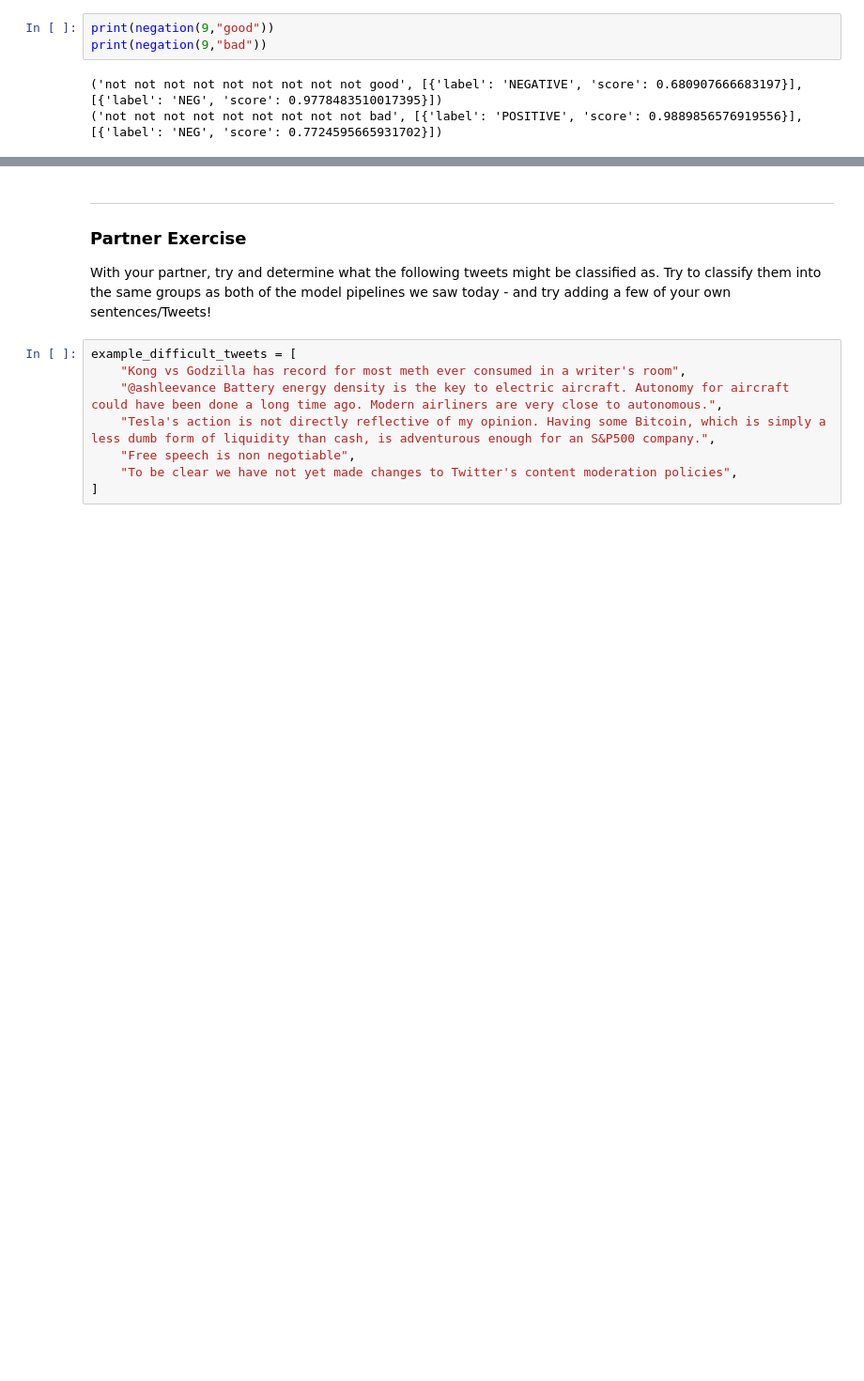
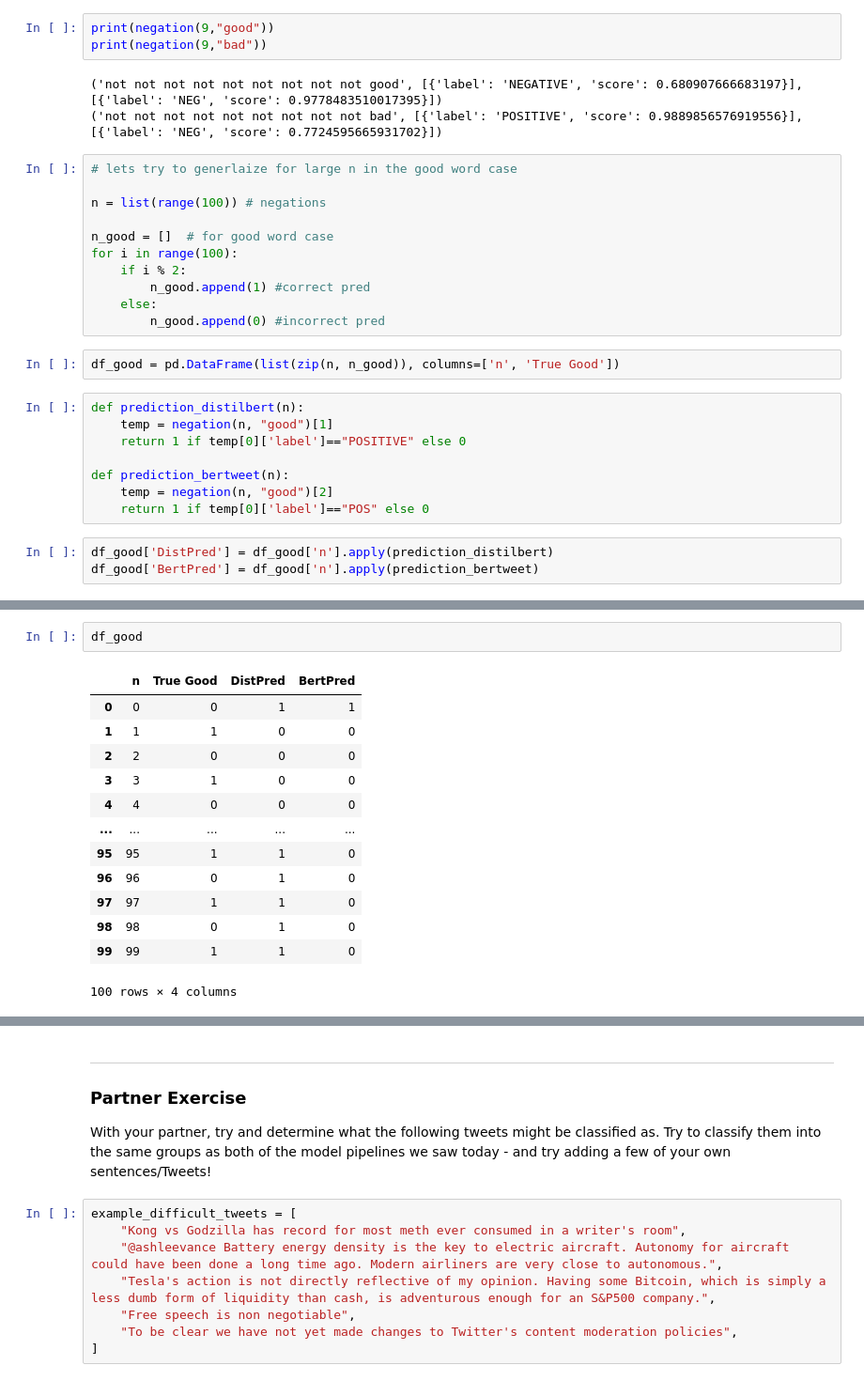
Before and after one commit to ddealwis09/FourthBrain, a Jupyter notebook: assignments/week-02-twitter-sentiment-analysis/nb/analyze-sentiment-twitter.ipynb, the cells around one changed output, grey strips where cells are left out. Shown: that part at 94% size. Drawn from its saved outputs; the diff is of its cells as text; blank space fills up the shorter version.

```diff
--- a/assignments/week-02-twitter-sentiment-analysis/nb/analyze-sentiment-twitter.ipynb
+++ b/assignments/week-02-twitter-sentiment-analysis/nb/analyze-sentiment-twitter.ipynb
@@ -347,3 +350,27 @@ print(negation(9,"bad"))
 # %% [output]
 ('not not not not not not not not not good', [{'label': 'NEGATIVE', 'score': 0.680907666683197}], [{'label': 'NEG', 'score': 0.9778483510017395}])
 ('not not not not not not not not not bad', [{'label': 'POSITIVE', 'score': 0.9889856576919556}], [{'label': 'NEG', 'score': 0.7724595665931702}])
+# %%
+# lets try to generlaize for large n in the good word case
+
+n = list(range(100)) # negations
+
+n_good = []  # for good word case
+for i in range(100):
+    if i % 2:
+        n_good.append(1) #correct pred
+    else:
+        n_good.append(0) #incorrect pred
+# %%
+df_good = pd.DataFrame(list(zip(n, n_good)), columns=['n', 'True Good'])
+# %%
+def prediction_distilbert(n):
+    temp = negation(n, "good")[1]
+    return 1 if temp[0]['label']=="POSITIVE" else 0
+
+def prediction_bertweet(n):
+    temp = negation(n, "good")[2]
+    return 1 if temp[0]['label']=="POS" else 0
+# %%
+df_good['DistPred'] = df_good['n'].apply(prediction_distilbert)
+df_good['BertPred'] = df_good['n'].apply(prediction_bertweet)
@@ -349,0 +387,16 @@ print(negation(9,"bad"))
+# %%
+df_good
+# %% [output]
+|  | n | True Good | DistPred | BertPred |
+| 0 | 0 | 0 | 1 | 1 |
+| 1 | 1 | 1 | 0 | 0 |
+| 2 | 2 | 0 | 0 | 0 |
+| 3 | 3 | 1 | 0 | 0 |
+| 4 | 4 | 0 | 0 | 0 |
+| ... | ... | ... | ... | ... |
+| 95 | 95 | 1 | 1 | 0 |
+| 96 | 96 | 0 | 1 | 0 |
+| 97 | 97 | 1 | 1 | 0 |
+| 98 | 98 | 0 | 1 | 0 |
+| 99 | 99 | 1 | 1 | 0 |
+100 rows × 4 columns
```
Also changed, not shown: parts of 7 cells of this notebook.
